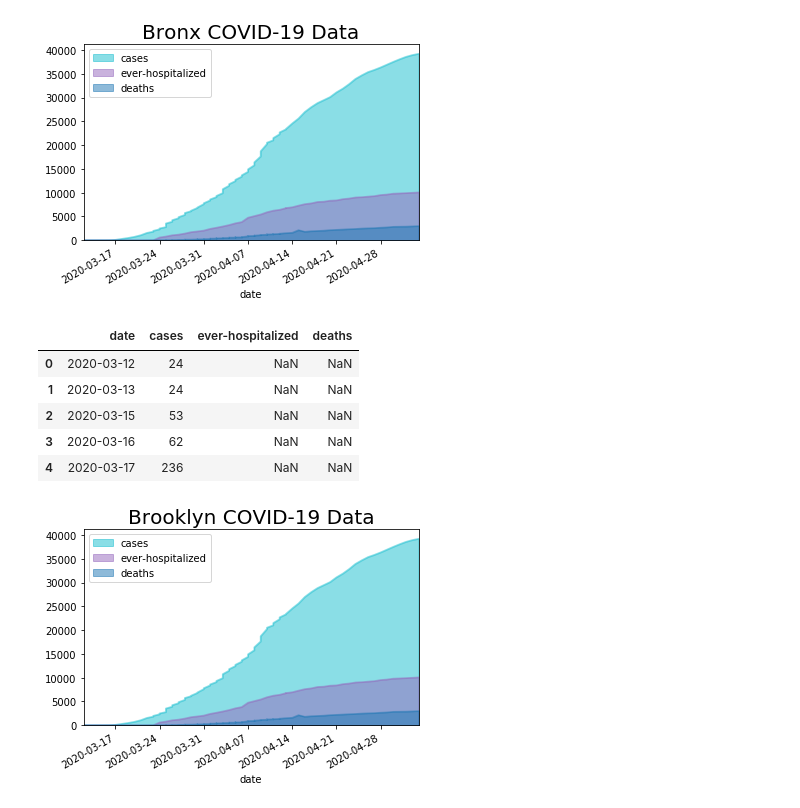
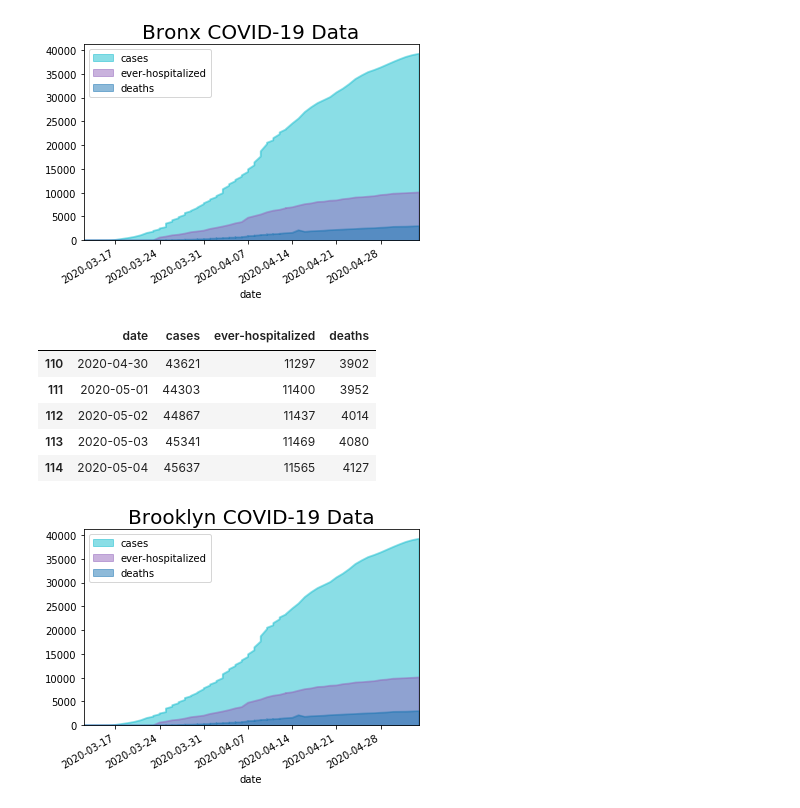
Before and after one commit to ArcZz/Nyc_Cov19_project, a Jupyter notebook: Part_1.ipynb, the cells around one changed output. Drawn from its saved outputs; the diff is of its cells as text; code cells hidden in the pictures.

```diff
--- a/Part_1.ipynb
+++ b/Part_1.ipynb
@@ -93,6 +93,9 @@ def regionData (regionSourceData, region):
 
     mergeHelper = pd.merge(case, hosp, how = "outer", on = ["date"])
     regionAllData = pd.merge(mergeHelper, death, how = "outer", on = ["date"])
+    regionAllData = regionAllData.fillna(0)
+    regionAllData[["cases", "ever-hospitalized", "deaths"]] \
+                    = regionAllData[["cases", "ever-hospitalized", "deaths"]].astype(int)
 
     return regionAllData
 # %%
@@ -161,16 +164,16 @@ regionPlot (bronxAllData, region)
 # %%
 # case, death, haspitalized data for brooklyn
 brooklynData = borough[["date","type","brooklyn"]]
 region = "brooklyn"
 brooklynAllData = regionData (brooklynData, region)
-brooklynAllData.head(5)
+brooklynAllData.tail(5)
 # %% [output]
 |  | date | cases | ever-hospitalized | deaths |
-| 0 | 2020-03-12 | 24 | NaN | NaN |
-| 1 | 2020-03-13 | 24 | NaN | NaN |
-| 2 | 2020-03-15 | 53 | NaN | NaN |
-| 3 | 2020-03-16 | 62 | NaN | NaN |
-| 4 | 2020-03-17 | 236 | NaN | NaN |
+| 110 | 2020-04-30 | 43621 | 11297 | 3902 |
+| 111 | 2020-05-01 | 44303 | 11400 | 3952 |
+| 112 | 2020-05-02 | 44867 | 11437 | 4014 |
+| 113 | 2020-05-03 | 45341 | 11469 | 4080 |
+| 114 | 2020-05-04 | 45637 | 11565 | 4127 |
 # %%
 regionPlot (brooklynAllData, region)
 # %% [output]
```
Also changed, not shown: parts of 6 cells of this notebook.
